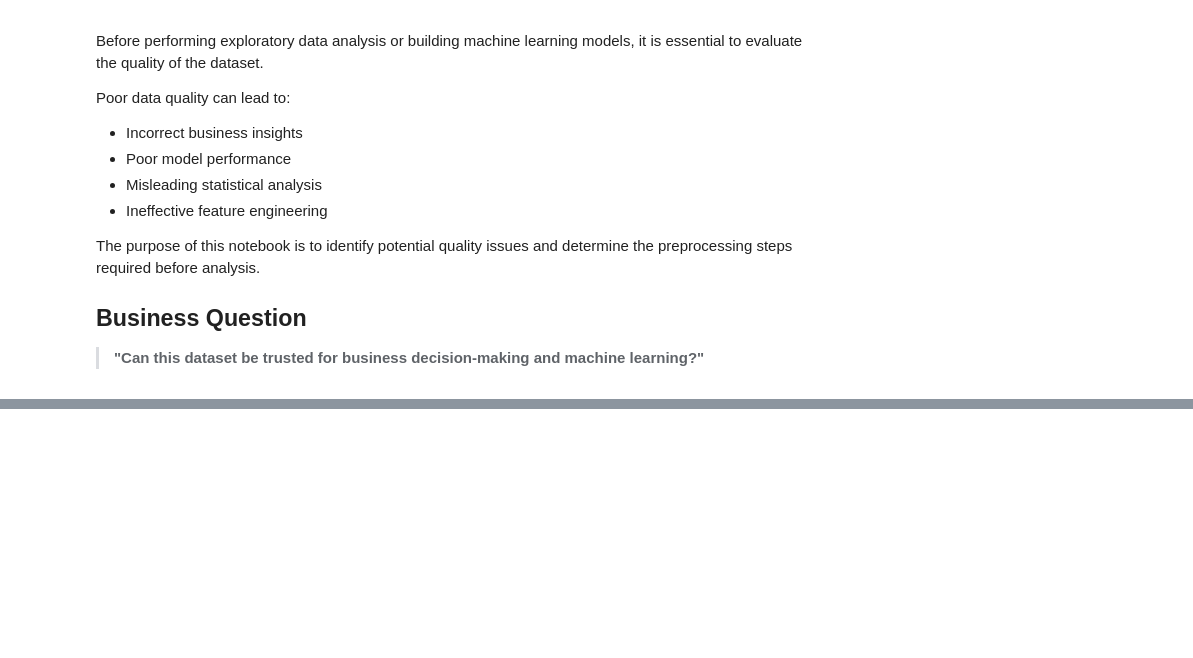
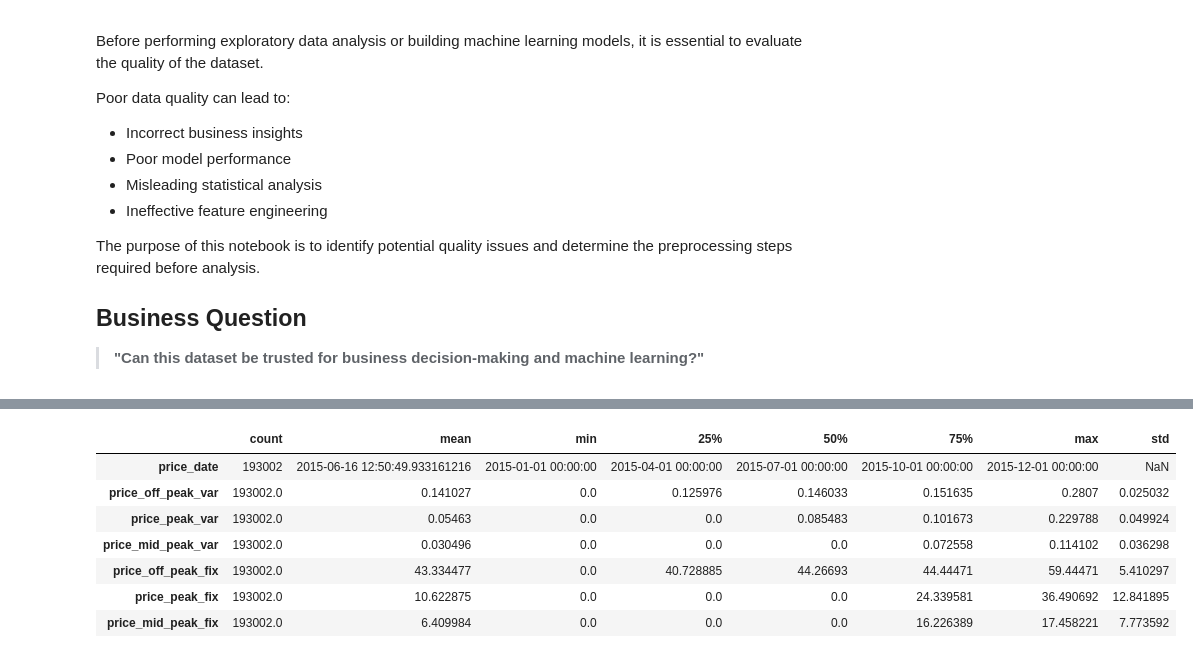
Before and after one commit to NomanAhmed234/PowerCo-Churn-Analysis, a Jupyter notebook: 02_Data_Quality_Assessment.ipynb, the cells around one changed output, grey strips where cells are left out. Cells and saved outputs as stored; diff of their text form; code cells hidden in the pictures; blank space fills up the shorter version.

```diff
--- a/02_Data_Quality_Assessment.ipynb
+++ b/02_Data_Quality_Assessment.ipynb
@@ -25,0 +200,2 @@ The purpose of this notebook is to identify potential quality issues and determi
+# %%
+price_df["price_date"]=price_df["price_date"].apply(pd.to_datetime)
@@ -25,0 +387,11 @@ The purpose of this notebook is to identify potential quality issues and determi
+# %%
+price_df.describe().T
+# %% [output]
+|  | count | mean | min | 25% | 50% | 75% | max | std |
+| price_date | 193002 | 2015-06-16 12:50:49.933161216 | 2015-01-01 00:00:00 | 2015-04-01 00:00:00 | 2015-07-01 00:00:00 | 2015-10-01 00:00:00 | 2015-12-01 00:00:00 | NaN |
+| price_off_peak_var | 193002.0 | 0.141027 | 0.0 | 0.125976 | 0.146033 | 0.151635 | 0.2807 | 0.025032 |
+| price_peak_var | 193002.0 | 0.05463 | 0.0 | 0.0 | 0.085483 | 0.101673 | 0.229788 | 0.049924 |
+| price_mid_peak_var | 193002.0 | 0.030496 | 0.0 | 0.0 | 0.0 | 0.072558 | 0.114102 | 0.036298 |
+| price_off_peak_fix | 193002.0 | 43.334477 | 0.0 | 40.728885 | 44.26693 | 44.44471 | 59.44471 | 5.410297 |
+| price_peak_fix | 193002.0 | 10.622875 | 0.0 | 0.0 | 0.0 | 24.339581 | 36.490692 | 12.841895 |
+| price_mid_peak_fix | 193002.0 | 6.409984 | 0.0 | 0.0 | 0.0 | 16.226389 | 17.458221 | 7.773592 |
```
Also changed, not shown: parts of 45 cells of this notebook.
